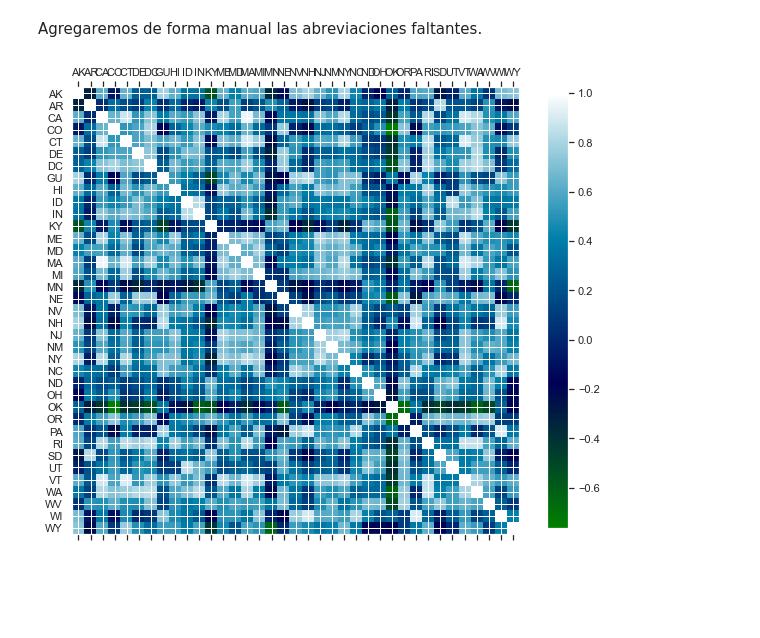
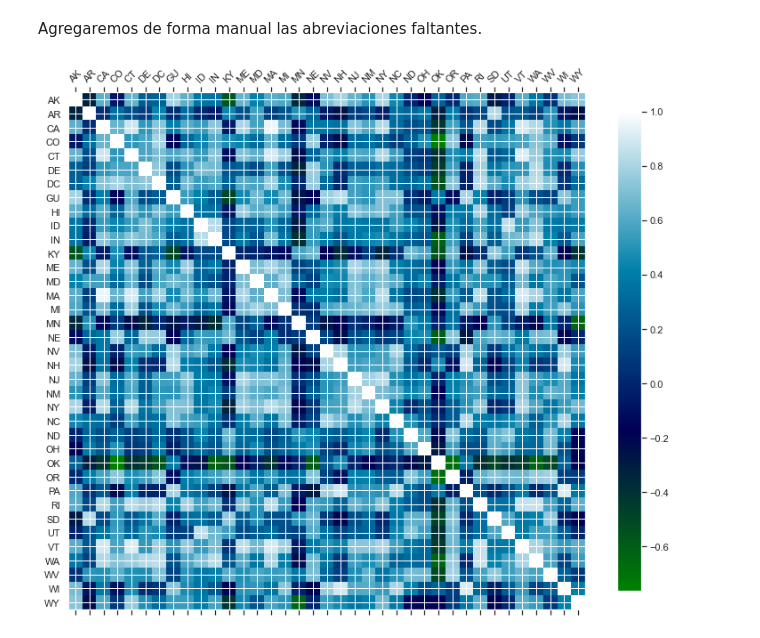
Before and after one commit to neto-riga/DataScience, a Jupyter notebook: analysis/salario_minimo.ipynb, the cells around one changed output. Cells and saved outputs as stored; diff of their text form; code cells hidden in the pictures; blank space fills up the shorter version.

```diff
--- a/analysis/salario_minimo.ipynb
+++ b/analysis/salario_minimo.ipynb
@@ -199,17 +199,17 @@ abbv_dict['Guam'] = "GU"
 abbv_dict['Puerto Rico'] = "PR"
 labels = [abbv_dict[c] for c in min_wage_corr.columns]
 # %%
-fig, ax = plt.subplots(1,1, figsize=(10, 10))
+fig, ax = plt.subplots(1,1, figsize=(13, 11))
 cax = ax.matshow(min_wage_corr, cmap = 'ocean')
 
-fig.colorbar(cax, shrink = 0.8)
+fig.colorbar(cax, shrink = 0.9)
 
 ax.set_xticks(np.arange(len(labels)))
 ax.set_yticks(np.arange(len(labels)))
 
 ax.set_yticklabels(labels)
-ax.set_xticklabels(labels)
+ax.set_xticklabels(labels, rotation=45)
 
 plt.show()
 # %% [output]
-[figure, old version]
+[figure, new version]
```
